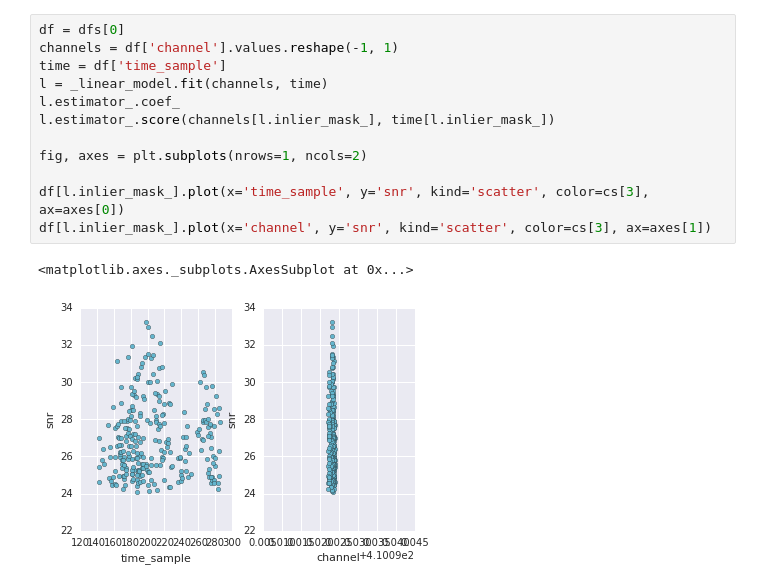
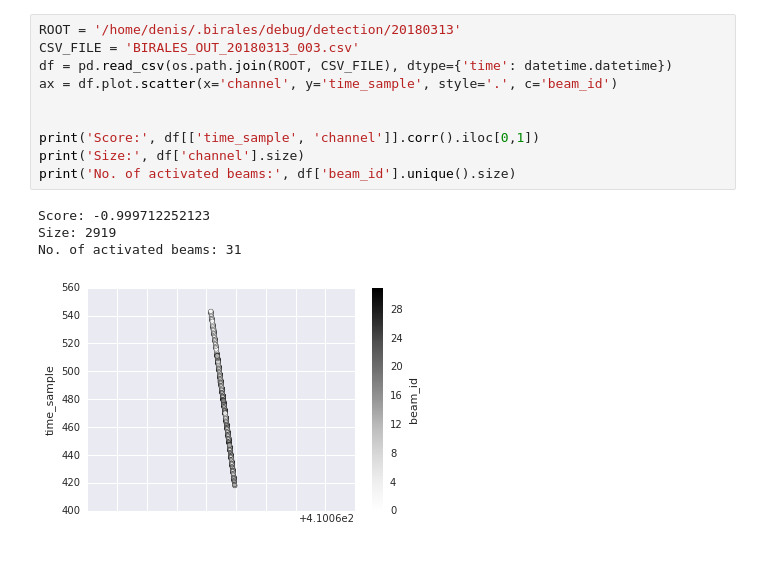
Before and after one commit to BIRALES/birales, a Jupyter notebook: pybirales/services/scripts/analysis/candidates_analysis.ipynb, the cells around one changed output. Cells and saved outputs as stored; diff of their text form; blank space fills up the shorter version.

```diff
--- a/pybirales/services/scripts/analysis/candidates_analysis.ipynb
+++ b/pybirales/services/scripts/analysis/candidates_analysis.ipynb
@@ -35,15 +17,15 @@ for i, d in enumerate(dfs[1:]):
-# %%
-df = dfs[0]
-channels = df['channel'].values.reshape(-1, 1)
-time = df['time_sample']
-l = _linear_model.fit(channels, time)
-l.estimator_.coef_
-l.estimator_.score(channels[l.inlier_mask_], time[l.inlier_mask_])
-
-fig, axes = plt.subplots(nrows=1, ncols=2)
-
-df[l.inlier_mask_].plot(x='time_sample', y='snr', kind='scatter', color=cs[3], ax=axes[0])
-df[l.inlier_mask_].plot(x='channel', y='snr', kind='scatter', color=cs[3], ax=axes[1])
-# %% [output]
-<matplotlib.axes._subplots.AxesSubplot at 0x...>
-[figure, removed]
+# %%
+ROOT = '/home/denis/.birales/debug/detection/20180313'
+CSV_FILE = 'BIRALES_OUT_20180313_003.csv'
+df = pd.read_csv(os.path.join(ROOT, CSV_FILE), dtype={'time': datetime.datetime})
+ax = df.plot.scatter(x='channel', y='time_sample', style='.', c='beam_id')
+
+
+print('Score:', df[['time_sample', 'channel']].corr().iloc[0,1])
+print('Size:', df['channel'].size)
+print('No. of activated beams:', df['beam_id'].unique().size)
+# %% [output]
+Score: -0.999712252123
+Size: 2919
+No. of activated beams: 31
+[figure, added]
```
Also changed, not shown: parts of 5 cells of this notebook.
